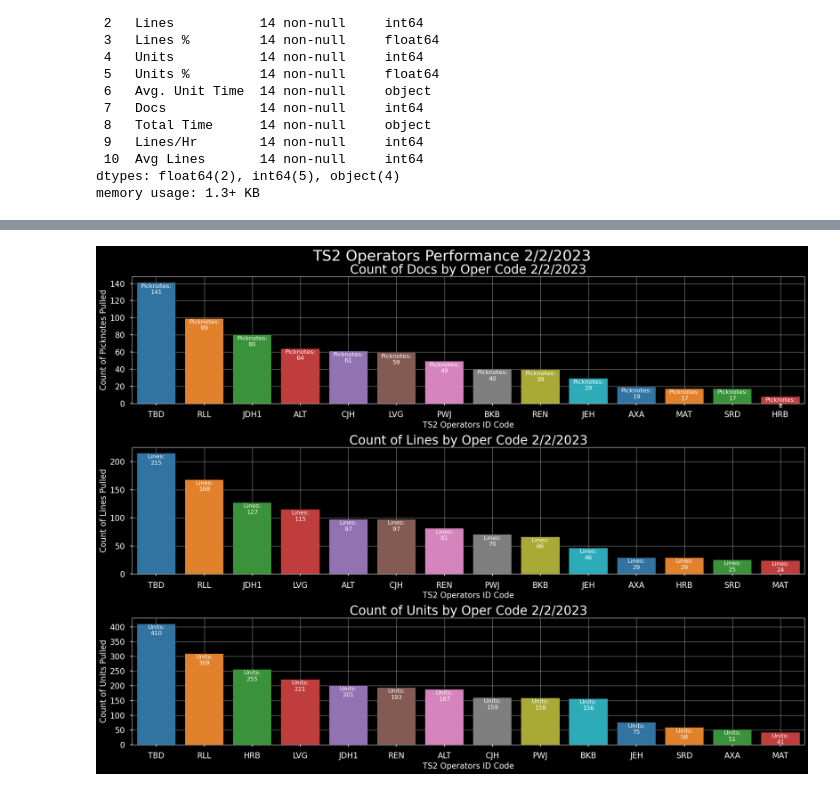
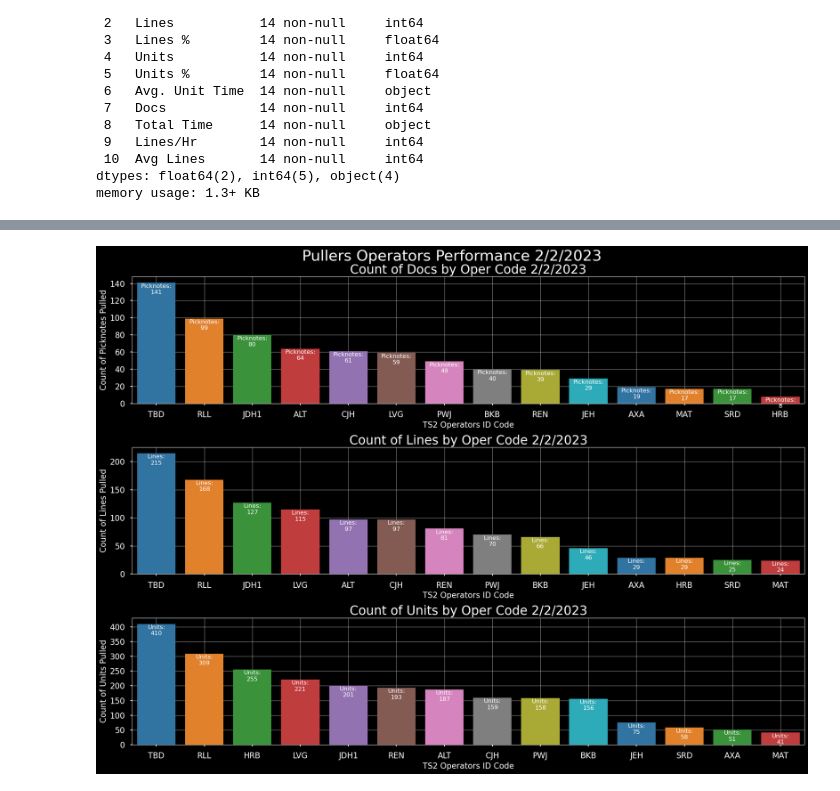
Before and after one commit to zeekwired/Tristate, a Jupyter notebook: OA.ipynb, the cells around one changed output, grey strips where cells are left out. Drawn from its saved outputs; the diff is of its cells as text; code cells hidden in the pictures.

```diff
--- a/OA.ipynb
+++ b/OA.ipynb
@@ -39,32 +45,32 @@ df_pull = df.copy()
 # %%
 with plt.style.context(['seaborn-muted', 'dark_background', 'tableau-colorblind10', 'seaborn-poster']):
     fig, ax = plt.subplots(3,1,figsize=(20, 15))
     sorted_values = df_pull.sort_values(['Docs'], ascending=False)
     sns.barplot(data=sorted_values, x='Oper', y='Docs', ax=ax[0], zorder=3, palette='tab10')
     ax[0].set_ylabel('Count of Picknotes Pulled', fontsize=16)
     ax[0].set_xlabel('TS2 Operators ID Code', fontsize=16)
     ax[0].set_title('Count of Docs by Oper Code 2/2/2023', fontsize=25)
     ax[0].grid(zorder=0, color='white', linestyle='-', linewidth=1, alpha=0.5)
     ax[0].bar_label(ax[0].containers[0], fontsize=12, label_type='edge', padding=-25, fmt='Picknotes:\n%d')
 
     sorted_values= df_pull.sort_values(['Lines'], ascending=False)
     sns.barplot(data=sorted_values, x='Oper', y='Lines', ax=ax[1], zorder=3, palette='tab10')
     ax[1].set_ylabel('Count of Lines Pulled', fontsize=16)
     ax[1].set_xlabel('TS2 Operators ID Code', fontsize=16)
     ax[1].set_title('Count of Lines by Oper Code 2/2/2023', fontsize=25)
     ax[1].grid(zorder=0, color='white', linestyle='-', linewidth=1, alpha=0.5)
     ax[1].bar_label(ax[1].containers[0], fontsize=12, label_type='edge', padding=-25, fmt='Lines:\n%d')
 
     sorted_values= df_pull.sort_values(['Units'], ascending=False)
     sns.barplot(data=sorted_values, x='Oper', y='Units', ax=ax[2], zorder=3, palette='tab10')
     ax[2].set_ylabel('Count of Units Pulled', fontsize=16)
     ax[2].set_xlabel('TS2 Operators ID Code', fontsize=16)
     ax[2].set_title('Count of Units by Oper Code 2/2/2023', fontsize=25)
     ax[2].grid(zorder=0, color='white', linestyle='-', linewidth=1, alpha=0.5)
     ax[2].bar_label(ax[2].containers[0], fontsize=12, label_type='edge', padding=-25, fmt='Units:\n%d')
 
-plt.suptitle('TS2 Operators Performance 2/2/2023', fontsize=30, color='white')
-plt.tight_layout()
+plt.suptitle('Pullers Operators Performance 2/2/2023', fontsize=30, color='white')
+plt.tight_layout();
 plt.show();
 # %% [output]
-[figure, old version]
+[figure, new version]
```
Also changed, not shown: parts of 1 cell of this notebook, 1 other file.
